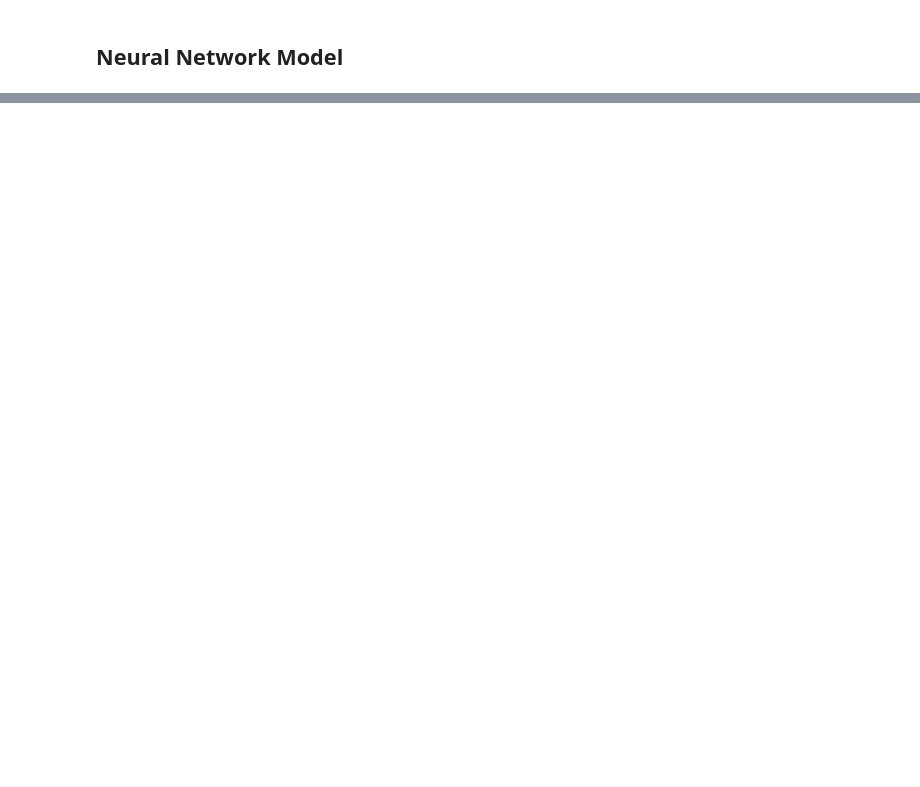
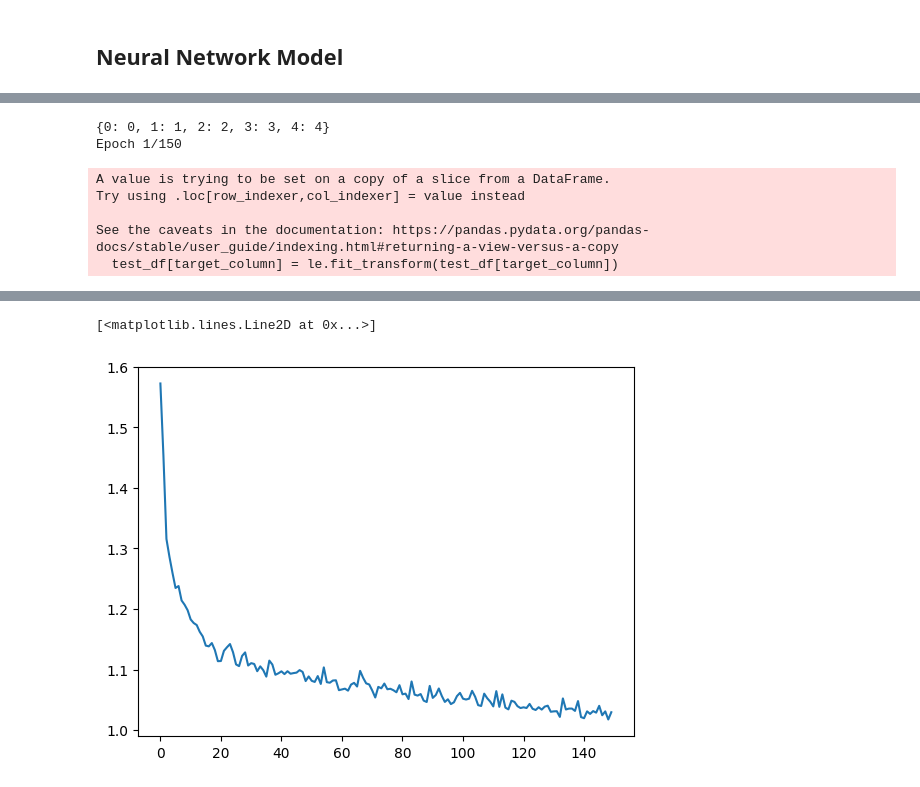
Before and after one commit to andrelopes2001/Intelligent_Systems, a Jupyter notebook: Project/Untitled-1.ipynb, the cells around one changed output, grey strips where cells are left out. Drawn from its saved outputs; the diff is of its cells as text; code cells hidden in the pictures; blank space fills up the shorter version.

```diff
--- a/Project/Untitled-1.ipynb
+++ b/Project/Untitled-1.ipynb
@@ -580,0 +611,18 @@ print(beat_df[(beat_df['RR interval'] > 3)])
+# %%
+# Split the original DataFrame into two new DataFrames
+split_ratio = 0.8
+num_samples = len(beat_df)
+
+# Calculate the number of samples for the first split
+split_index = int(num_samples * split_ratio)
+
+# Shuffle the DataFrame
+shuffled_df = beat_df.sample(frac=1, random_state=100)
+
+# Split the DataFrame
+train_df = shuffled_df.iloc[:split_index]
+test_df = shuffled_df.iloc[split_index:]
+
+print(num_samples)
+print(len(train_df))
+print(len(test_df))
@@ -580,0 +788,60 @@ print(beat_df[(beat_df['RR interval'] > 3)])
+# %%
+# Create and compile the Sequential model
+model = keras.Sequential()
+model.add(layers.Input(shape=(input_dim,)))
+model.add(layers.Dense(32, activation='relu'))
+model.add(layers.Dense(64, activation='relu'))
+model.add(layers.Dense(128, activation='relu'))
+model.add(layers.Dense(64, activation='relu'))
+model.add(layers.Dense(32, activation='relu'))
+model.add(layers.Dense(num_classes, activation='softmax'))
+model.compile(optimizer='adam', loss='sparse_categorical_crossentropy', metrics=['accuracy'])
+
+target_column = 'Type'
+other_column_names = ['RR interval', 'Signal 1 mean', 'Signal 1 std', 'Signal 1 median', 'Signal 1 auc', 'Signal 1 peak', 'Signal 1 valley', 'Signal 1 sample entropy',
+                                     'Signal 2 mean', 'Signal 2 std', 'Signal 2 median', 'Signal 2 auc', 'Signal 2 peak', 'Signal 2 valley', 'Signal 2 sample entropy']
+
+# Encode the target variable into numerical values
+le = LabelEncoder()
+train_df[target_column] = le.fit_transform(train_df[target_column])
+test_df[target_column] = le.fit_transform(test_df[target_column])
+
+# Print the encoding mapping
+print(dict(zip(le.classes_, le.transform(le.classes_))))
+
+# Assign X_train and y_train from train_df
+X_train = train_df[other_column_names]
+y_train = train_df[target_column]
+
+# Assign X_test and y_test from test_df
+X_test = test_df[other_column_names]
+y_test = test_df[target_column]
+
+# Fit the model to your training data
+history = model.fit(X_train, y_train, epochs=150, batch_size=32)
+
+# Make predictions on the test data
+y_pred = model.predict(X_test)
+y_pred = np.argmax(y_pred, axis=1)
+
+cm = confusion_matrix(y_test, y_pred)
+print(cm)
+
+# Calculate accuracy
+accuracy = accuracy_score(y_test, y_pred)
+print(f'Accuracy: {accuracy:.4f}')
+
+# Calculate F1 score
+f1 = f1_score(y_test, y_pred, average='weighted')
+print(f'F1 Score: {f1:.4f}')
+
+# Plot the loss function
+plt.plot(history.history['loss'])
+# %% [output]
+{0: 0, 1: 1, 2: 2, 3: 3, 4: 4}
+Epoch 1/150
+A value is trying to be set on a copy of a slice from a DataFrame.
+Try using .loc[row_indexer,col_indexer] = value instead
+
+See the caveats in the documentation: https://pandas.pydata.org/pandas-docs/stable/user_guide/indexing.html#returning-a-view-versus-a-copy
+  test_df[target_column] = le.fit_transform(test_df[target_column])
@@ -580,0 +865,2 @@ print(beat_df[(beat_df['RR interval'] > 3)])
+[<matplotlib.lines.Line2D at 0x...>]
+[figure, added]
```
Also changed, not shown: parts of 27 cells of this notebook.
